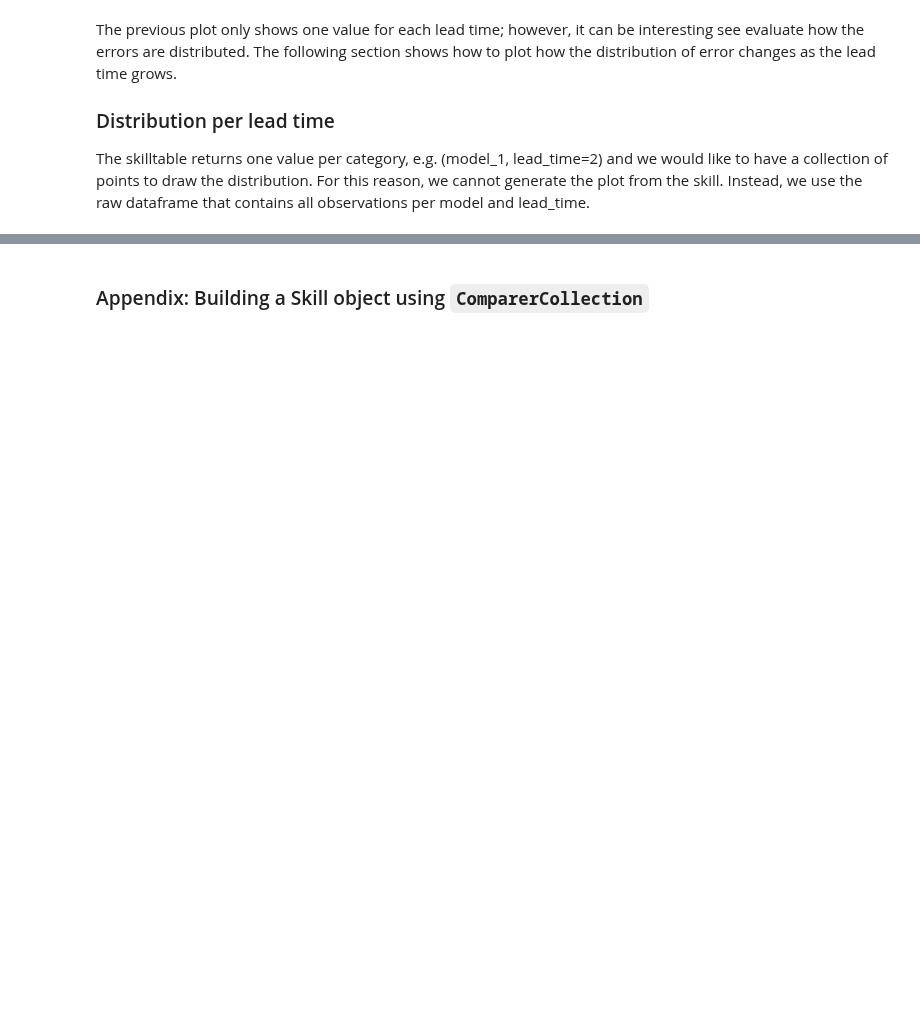
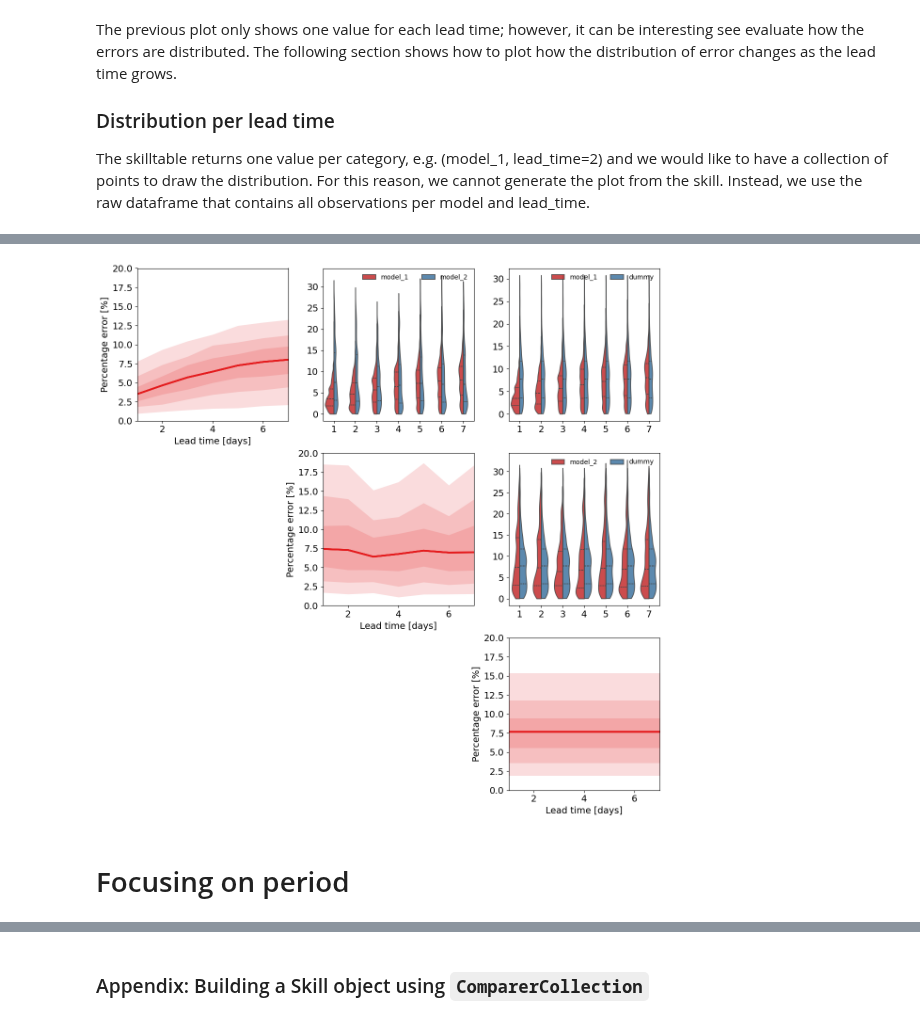
Before and after one commit to DHI/modelskill, a Jupyter notebook: notebooks/Forecast_skill.ipynb, the cells around one changed output, grey strips where cells are left out. Drawn from its saved outputs; the diff is of its cells as text; code cells hidden in the pictures; blank space fills up the shorter version.

```diff
--- a/notebooks/Forecast_skill.ipynb
+++ b/notebooks/Forecast_skill.ipynb
@@ -176,0 +127,71 @@ plt.show()
+# %%
+fig, axes = plt.subplots(3, 3, figsize=(12, 12))
+
+def plot_skill_quantile_by_leadtime(df, ax):
+    for interval in [25, 50, 75]:
+        sns.lineplot(
+            df,
+            x="lead_time",
+            y="percentage_error",
+            estimator="median",
+            errorbar=("pi", interval),
+            hue="model",
+            ax=ax,
+            linewidth=2.5,
+            err_kws=dict(linewidth=0, alpha=0.15)
+        )
+
+    ax.legend([],[], frameon=False)
+    ax.set_xlabel("Lead time [days]", fontsize=14)
+    ax.set_ylabel(ylabel_dict[errorcol], fontsize=14)
+
+def plot_model_comparison_with_violinplot(df, ax):
+    sns.violinplot(
+        data=df,
+        x="lead_time",
+        y=errorcol,
+        hue="model",
+        split=True,
+        gap=0,
+        inner="quarts",
+        ax=ax,
+        alpha=0.9,
+        saturation=0.7,
+        bw_adjust=0.6,
+        common_norm=True,
+        density_norm="area",
+        cut=0,
+    )
+    ax.legend(frameon=False, ncols = 2)
+    ax.set_xlabel("")
+    ax.set_ylabel("")
+
+
+for i, model_i in enumerate(models):
+
+    df_ii = df1.loc[df1["model"] == model_i, :].copy()
+
+    plot_skill_quantile_by_leadtime(df_ii, axes[i, i])
+    axes[i, i].tick_params(axis="both", which="major", labelsize=14)
+    axes[i, i].set_xlim(1, 7)
+    axes[i, i].set_ylim(0, 20)
+
+    other_models = [m for m in models if m != model_i]
+    for model_j in other_models:
+        j = models.index(model_j)
+        if j > i:
+            comb = (model_i, model_j)
+            df_ij = df1.loc[df1["model"].isin(comb), :].copy()
+            plot_model_comparison_with_violinplot(df_ij, axes[i, j])
+        else:
+            axes[i, j].set_axis_off()
+
+        axes[i, j].tick_params(axis="both", which="major", labelsize=14)
+
+
+plt.tight_layout()
+plt.show()
+# %% [output]
+[figure, added]
+# %% [markdown]
+# Focusing on period
```
Also changed, not shown: parts of 8 cells of this notebook.
